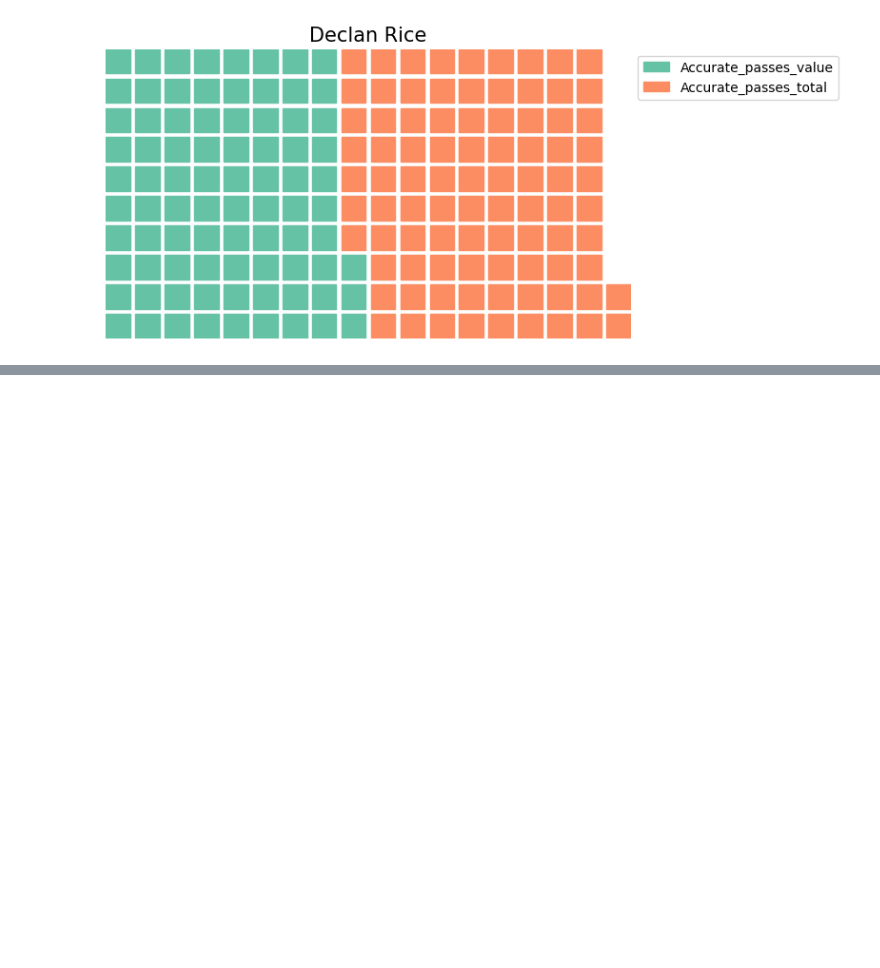
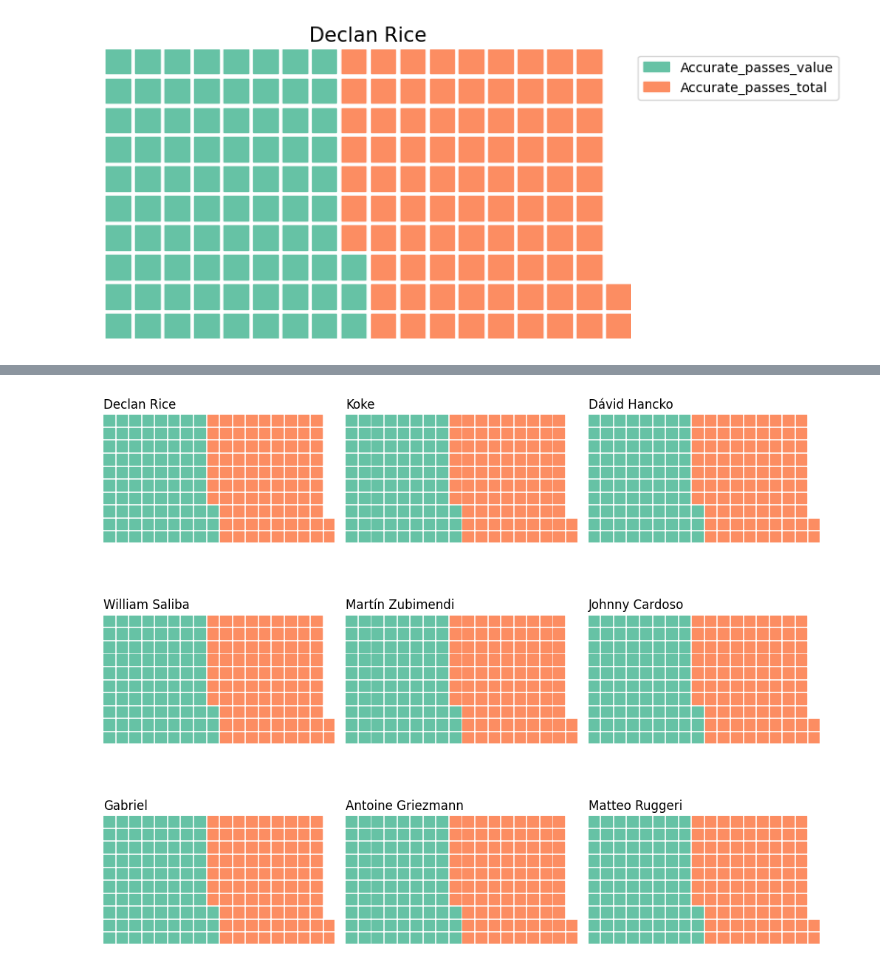
Before and after one commit to bolaxel/random-games, a Jupyter notebook: waffle_plot.ipynb, the cells around one changed output, grey strips where cells are left out. Cells and saved outputs as stored; diff of their text form; code cells hidden in the pictures; blank space fills up the shorter version.

```diff
--- a/waffle_plot.ipynb
+++ b/waffle_plot.ipynb
@@ -169,0 +270,21 @@ fig = plt.figure(
+# %%
+plots = {}
+
+for i in range(9):
+    plots[(3,3,i+1)] = {
+        'values': w_df.iloc[:,0],
+        'title': {
+            'label': my_list[i],
+            'color': 'black',
+            'loc': 'left'
+        }
+    }
+
+fig = plt.figure(
+    FigureClass=Waffle,
+    rows=10,
+    figsize=(10,10),
+    plots=plots
+)
+# %% [output]
+[figure, added]
```
Also changed, not shown: parts of 1 cell of this notebook.
